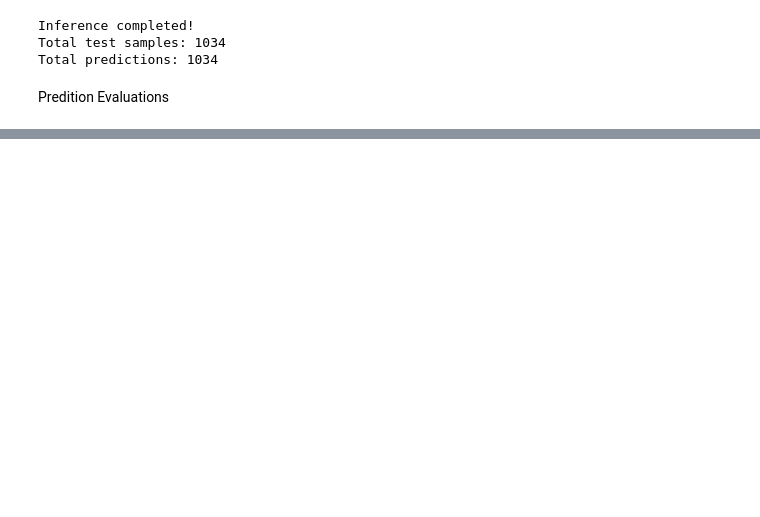
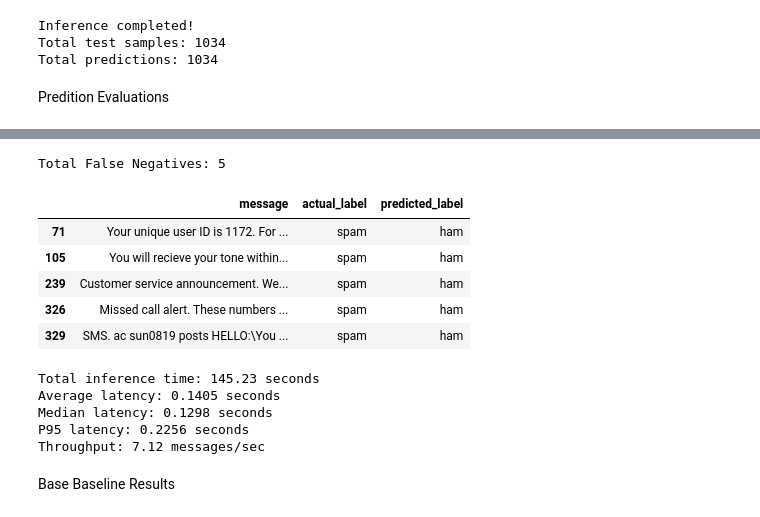
Before and after one commit to Dgowda11/llama-spam-finetuning, a Jupyter notebook: notebooks/05_base_model_baseline_evaluation.ipynb, the cells around one changed output, grey strips where cells are left out. Drawn from its saved outputs; the diff is of its cells as text; code cells hidden in the pictures; blank space fills up the shorter version.

```diff
--- a/notebooks/05_base_model_baseline_evaluation.ipynb
+++ b/notebooks/05_base_model_baseline_evaluation.ipynb
@@ -299,0 +464,46 @@ NameError: name 'pd' is not defined
+# %%
+
+false_negatives = baseline_results[
+    (baseline_results["actual_label"] == "spam") &
+    (baseline_results["predicted_label"] == "ham")
+]
+
+print("Total False Negatives:", len(false_negatives))
+
+display(
+    false_negatives[["message", "actual_label", "predicted_label"]]
+)
+# %% [output]
+Total False Negatives: 5
+|  | message | actual_label | predicted_label |
+| 71 | Your unique user ID is 1172. For ... | spam | ham |
+| 105 | You will recieve your tone within... | spam | ham |
+| 239 | Customer service announcement. We... | spam | ham |
+| 326 | Missed call alert. These numbers ... | spam | ham |
+| 329 | SMS. ac sun0819 posts HELLO:\You ... | spam | ham |
+# %%
+
+import numpy as np
+
+print("Total inference time:",
+      f"{sum(inference_times):.2f} seconds")
+
+print("Average latency:",
+      f"{np.mean(inference_times):.4f} seconds")
+
+print("Median latency:",
+      f"{np.median(inference_times):.4f} seconds")
+
+print("P95 latency:",
+      f"{np.percentile(inference_times, 95):.4f} seconds")
+
+print("Throughput:",
+      f"{len(inference_times) / sum(inference_times):.2f} messages/sec")
+# %% [output]
+Total inference time: 145.23 seconds
+Average latency: 0.1405 seconds
+Median latency: 0.1298 seconds
+P95 latency: 0.2256 seconds
+Throughput: 7.12 messages/sec
+# %% [markdown]
+Base Baseline Results
```
Also changed, not shown: parts of 13 cells of this notebook.
